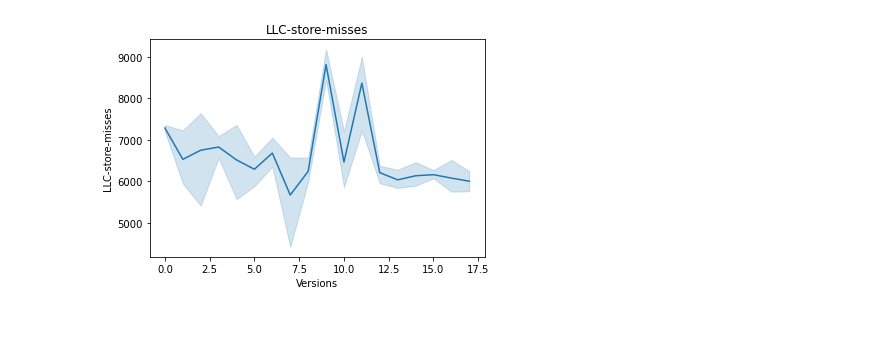
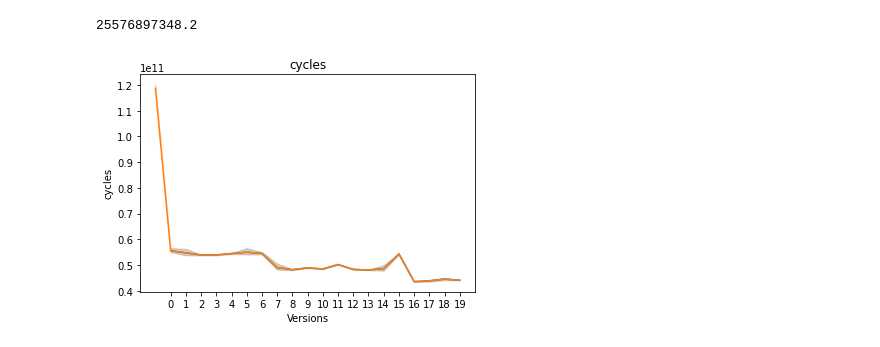
Before and after one commit to Naexon/EP-2022WS, a Jupyter notebook: statistics.ipynb, the cells around one changed output. Saved outputs shown, nothing was run; the diff lists cells and outputs as text; code cells hidden in the pictures.

Commit message:
stats and plots

```diff
--- a/statistics.ipynb
+++ b/statistics.ipynb
@@ -6,7 +6,7 @@ import seaborn as sns
 import matplotlib.pyplot as plt
 # %%
 # Number of optimizations/versions
-num_o = 18
+num_o = 20
 
 # Create dataframe for all data
 data_all = pd.DataFrame()
@@ -27,24 +27,54 @@ for version in range(0, num_o):
 
     # Add current data to all data
     data_all = pd.concat([data_all, data], ignore_index = True)
+# %%
+# Parse data
+path = "./baseline/bench/stats.csv"
+data = pd.read_csv(path, skipinitialspace = True)
+
+# Add version column
+data["version"] = -1
+
+# Select columns
+data = data.loc[:, ["version", "event", "occurrences"]]
+
+# Add current data to all data
+data_all_baseline = pd.concat([data, data_all], ignore_index = True)
 # %%
 # stats.csv events for reference:
 # cycles, instructions, branch-misses, LLC-load-misses, LLC-store-misses, duration_time
 
-event = "LLC-store-misses"
+def plot_for_event(event, data, postfix):
 
-# Create lineplot
-g = sns.lineplot(
-    x = "version",
-    y = "occurrences",
-    data=data_all[data_all.event == event])
+    # Create lineplot
+    g = sns.lineplot(
+        x = "version",
+        y = "occurrences",
+        data=data[data.event == event])
 
-# Set labels and title
-g.set(
-    title=event,
-    xlabel="Versions",
-    ylabel=event)
+    # Set labels and title
+    g.set(
+        title=event,
+        xlabel="Versions",
+        ylabel=event,
+        xticks=range(num_o),
+        xticklabels=range(num_o)
+    )
 
-plt.savefig("./plots/{}".format(event))
+    plt.savefig("./plots/{}{}".format(event, postfix))
-# %% [output]
-[figure, removed]
+# %%
+# Calculate the mean duration_time for baseline
+
+# version -1 corresponds to baseline
+version = -1
+
+data_mean = data_all_baseline[data_all_baseline.version == version]
+data_mean = data_mean[data_mean.event == "duration_time"]
+data_mean["occurrences"].mean()
+# %% [output]
+25576897348.2
+# %%
+plot_for_event("cycles", data_all, "")
+plot_for_event("cycles", data_all_baseline, "_baseline")
+# %% [output]
+[figure, added]
```
Also changed, not shown: parts of 5 cells of this notebook, 12 other files.
